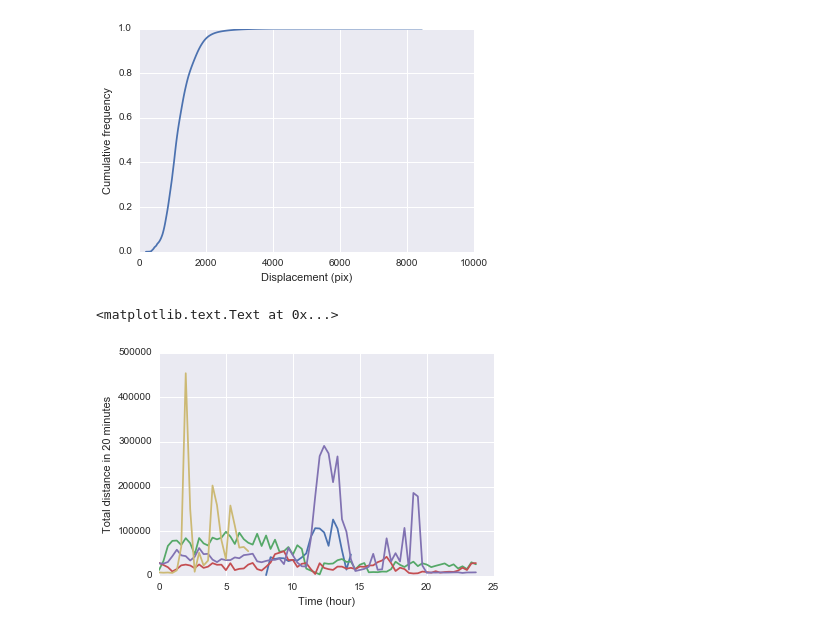
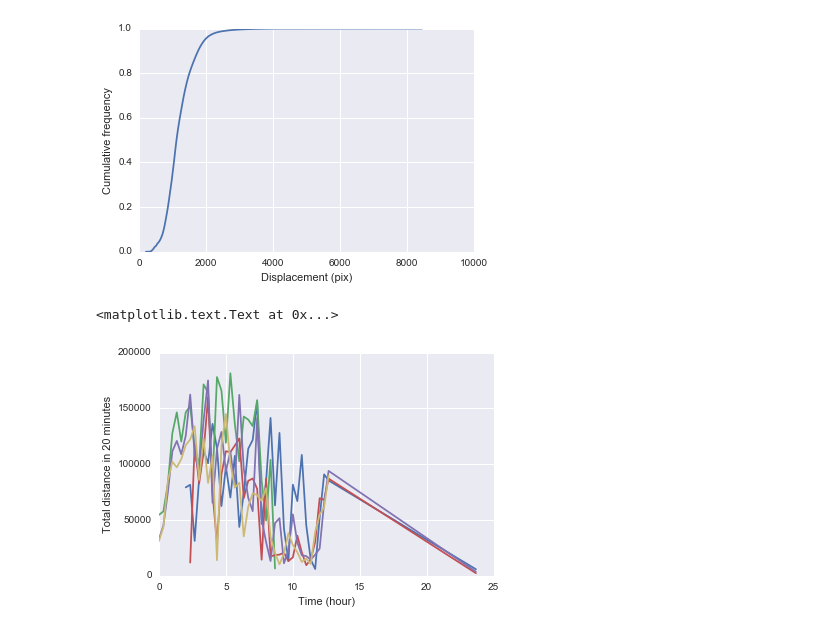
Before and after one commit to lmn93beo/Finch_Movement, a Jupyter notebook: Finch_Movement.ipynb, the cells around one changed output. Saved outputs shown, nothing was run; the diff lists cells and outputs as text; code cells hidden in the pictures.

```diff
--- a/Finch_Movement.ipynb
+++ b/Finch_Movement.ipynb
@@ -70,25 +107,0 @@ def get_day_frame(directory, date, remove_zeros=True, cutoff_area=10000, dropna_
-# %%
-def collect_all_days(parent_dir, days):
-    '''
-    ------------------------
-    Inputs:
-    parent_dir: string indicating parent directory
-    days: list of recording days
-    ------------------------
-    Output:
-    A pd frame for all observations of that animal
-    ------------------------
-    '''
-    frames = []
-    for day in days:
-        #datestr = str(day[0]) + '/' + str(day[1]) + '/' + str(day[2])
-        #datetime = pd.to_datetime(datestr)
-        directory = parent_dir + day.strftime('%m%d') + '/'
-        print directory
-        if os.path.isdir(directory):
-            day_frame = get_day_frame(directory, (day.month, day.day, day.year))
-            frames.append(day_frame)
-        else:
-            print '     Directory does not exist'
-
-    return pd.concat(frames)
@@ -99,4 +108,4 @@ False
 # %%
-days = pd.date_range('9/23/2016', periods=5, freq='d')
-frame_2CW100_allb = collect_all_days('2CW100/', days)
+days = pd.date_range('9/25/2016', periods=5, freq='d')
+frame_2CW100_all = collect_all_days('2CW100/', days)
 # %% [output]
@@ -110,12 +121,0 @@ KeyboardInterrupt:
-# %%
-day_frame_0925 = get_day_frame('2CW100/0925/', (9, 25, 2016))
-day_frame_0926 = get_day_frame('2CW100/0926/', (9, 26, 2016))
-day_frame_0927 = get_day_frame('2CW100/0927/', (9, 27, 2016))
-day_frame_0928 = get_day_frame('2CW100/0928/', (9, 28, 2016))
-day_frame_0929 = get_day_frame('2CW100/0929/', (9, 29, 2016))
-day_frame_0930 = get_day_frame('2CW100/0930/', (9, 30, 2016))
-
-frames = [day_frame_0925, day_frame_0926, day_frame_0927, \
-          day_frame_0928, day_frame_0929, day_frame_0930]
-
-frame_2CW100_all = pd.concat(frames)
@@ -252,11 +274,11 @@ def aggregate_activity(day_frame, time, unit):
 # %%
-activity = aggregate_activity(frame_2CW305_all, time=20, unit='Minute')
+activity = aggregate_activity(frame_2CW100_all, time=20, unit='Minute')
 for day in range(5):
     activity_day = activity.Activity[activity.Day == day]
     time_in_day = activity.Period[activity.Day == day] /3
     plt.plot(time_in_day, activity_day)
 plt.xlabel('Time (hour)')
 plt.ylabel('Total distance in 20 minutes')
 # %% [output]
 <matplotlib.text.Text at 0x...>
-[figure, old version]
+[figure, new version]
```
Also changed, not shown: parts of 18 cells of this notebook.
